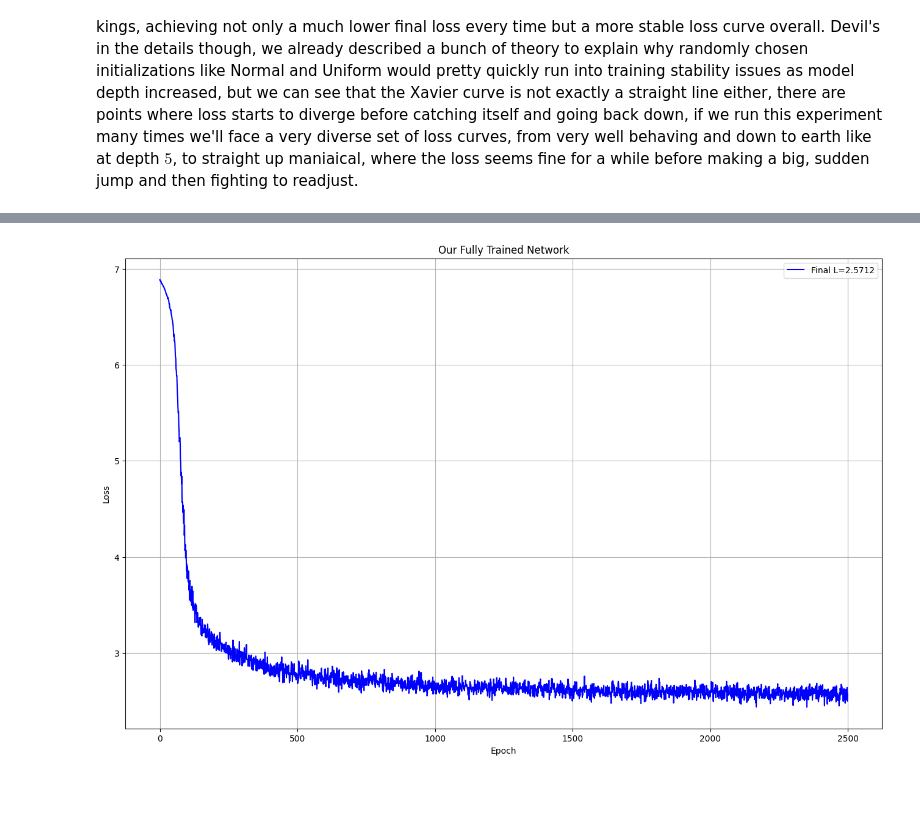
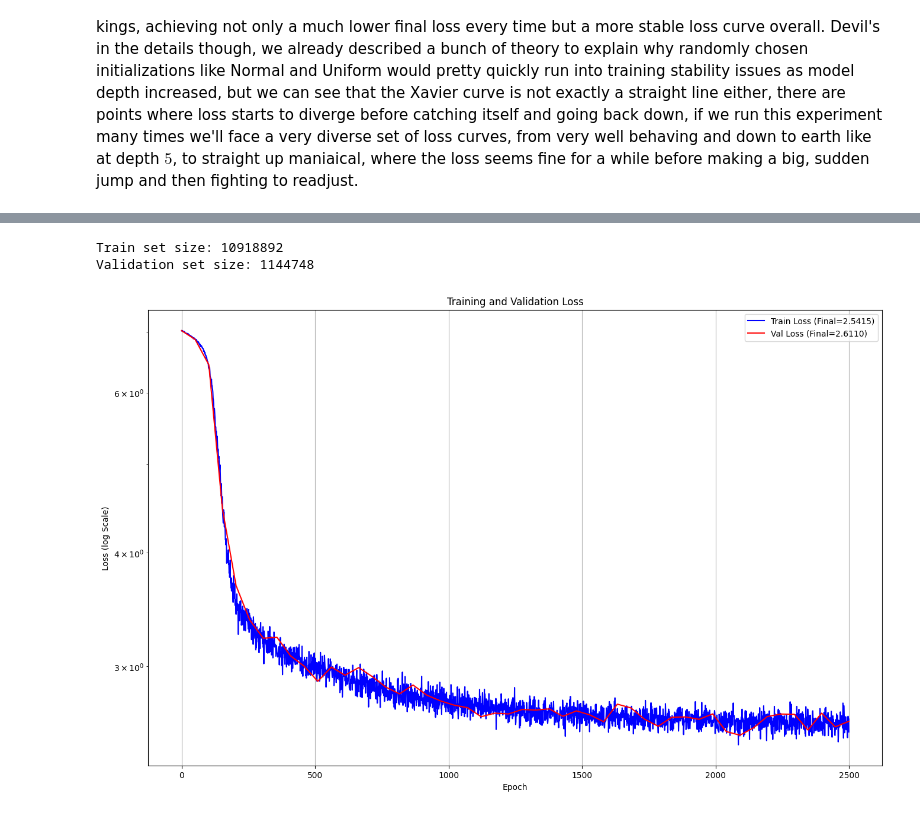
Before and after one commit to fodevac33/Learning-AI, a Jupyter notebook: notebooks/bigram_mlp/bigram_mlp.ipynb, the cells around one changed output, grey strips where cells are left out. Cells and saved outputs as stored; diff of their text form; code cells hidden in the pictures; blank space fills up the shorter version.

```diff
--- a/notebooks/bigram_mlp/bigram_mlp.ipynb
+++ b/notebooks/bigram_mlp/bigram_mlp.ipynb
@@ -431,59 +482,92 @@ To demonstrate this we can train a simple 5 layer MLP, this time with ReLU activ
+# %%
+import torch
+
+train_data = torch.tensor(train_bigrams)
+val_data = torch.tensor(val_bigrams)
+
+X_train, Y_train = train_data[:, 0], train_data[:, 1]
+X_val, Y_val = val_data[:, 0], val_data[:, 1]
+
+print(f"Train set size: {X_train.shape[0]}")
+print(f"Validation set size: {X_val.shape[0]}")
+# %% [output]
+Train set size: 10918892
+Validation set size: 1144748
 # %%
-import torch
 import torch.nn.functional as F
 import numpy as np
 import matplotlib.pyplot as plt
 
 vocab_size = len(chars)
-model_dim = 256
+model_dim = 128
 model_depth = 5
 
-learning_rate = 0.02
+learning_rate = 0.015
 num_epochs = 2500
 batch_size = 1024
 
-# Doing the numbers on CUDA now that I have a more complete understanding
+# Move to CUDA for faster training
 device = torch.device('cuda' if torch.cuda.is_available() else 'cpu')
 
 k = np.sqrt(6.0/model_dim)
 embed  = torch.Tensor(vocab_size, model_dim).uniform_(-k, k).to(device)
 hidden = torch.Tensor(model_depth, model_dim, model_dim).uniform_(-k, k).to(device)
 out    = torch.Tensor(model_dim, vocab_size).uniform_(-k, k).to(device)
 
 for p in (embed, hidden, out):
     p.requires_grad_(True)
 optimizer = torch.optim.SGD([embed, hidden, out], lr=learning_rate)
 
-X = X.to(device)
-Y = Y.to(device)
+# Move data to device
+X_train = X_train.to(device)
+Y_train = Y_train.to(device)
+X_val = X_val.to(device)
+Y_val = Y_val.to(device)
 
-losses = []
-for epoch in range(num_epochs):
-    batch_idx = torch.randint(0, len(X), (batch_size,), device=device)
+train_losses = []
+val_losses = []
 
-    x_batch = X[batch_idx]
-    y_batch = Y[batch_idx]
+def compute_loss(X, Y, batch_size=None):
+    if batch_size is None:
+        x_batch, y_batch = X, Y
+    else:
+        batch_idx = torch.randint(0, len(X), (batch_size,), device=device)
+        x_batch = X[batch_idx]
+        y_batch = Y[batch_idx]
+
     x_embed = embed[x_batch]
-
     hidden_act = F.relu(x_embed @ hidden[0])
     for layer in range(1, hidden.shape[0]):
         hidden_act = F.relu(hidden_act @ hidden[layer])
     out_logits = hidden_act @ out
 
-    loss = F.cross_entropy(out_logits, y_batch)
-    losses.append(loss.item())
+    return F.cross_entropy(out_logits, y_batch)
+
+for epoch in range(num_epochs):
+    # Training step
+    train_loss = compute_loss(X_train, Y_train, batch_size)
+    train_losses.append(train_loss.item())
 
     optimizer.zero_grad()
-    loss.backward()
+    train_loss.backward()
     optimizer.step()
 
+    # Validation step (no gradients needed)
+    if epoch % 50 == 0:
+        with torch.no_grad():
+            # Use a batch for validation too to avoid memory issues
+            val_loss = compute_loss(X_val, Y_val, batch_size)
+            val_losses.append(val_loss.item())
+
 plt.figure(figsize=(16,10))
-plt.plot(losses, label=f'Final L={losses[-1]:.4f}', color='blue')
-plt.title('Our Fully Trained Network')
-plt.ylabel('Loss')
+plt.plot(range(num_epochs), train_losses, label=f'Train Loss (Final={train_losses[-1]:.4f})', color='blue')
+plt.plot(range(0, num_epochs, 50 + 1), val_losses, label=f'Val Loss (Final={val_losses[-1]:.4f})', color='red')
+plt.title('Training and Validation Loss')
+plt.ylabel('Loss (log Scale)')
 plt.xlabel('Epoch')
+plt.yscale('log')
 plt.legend()
 plt.grid(True)
 plt.show()
 # %% [output]
-[figure, old version]
+[figure, new version]
```
Also changed, not shown: parts of 11 cells of this notebook.
